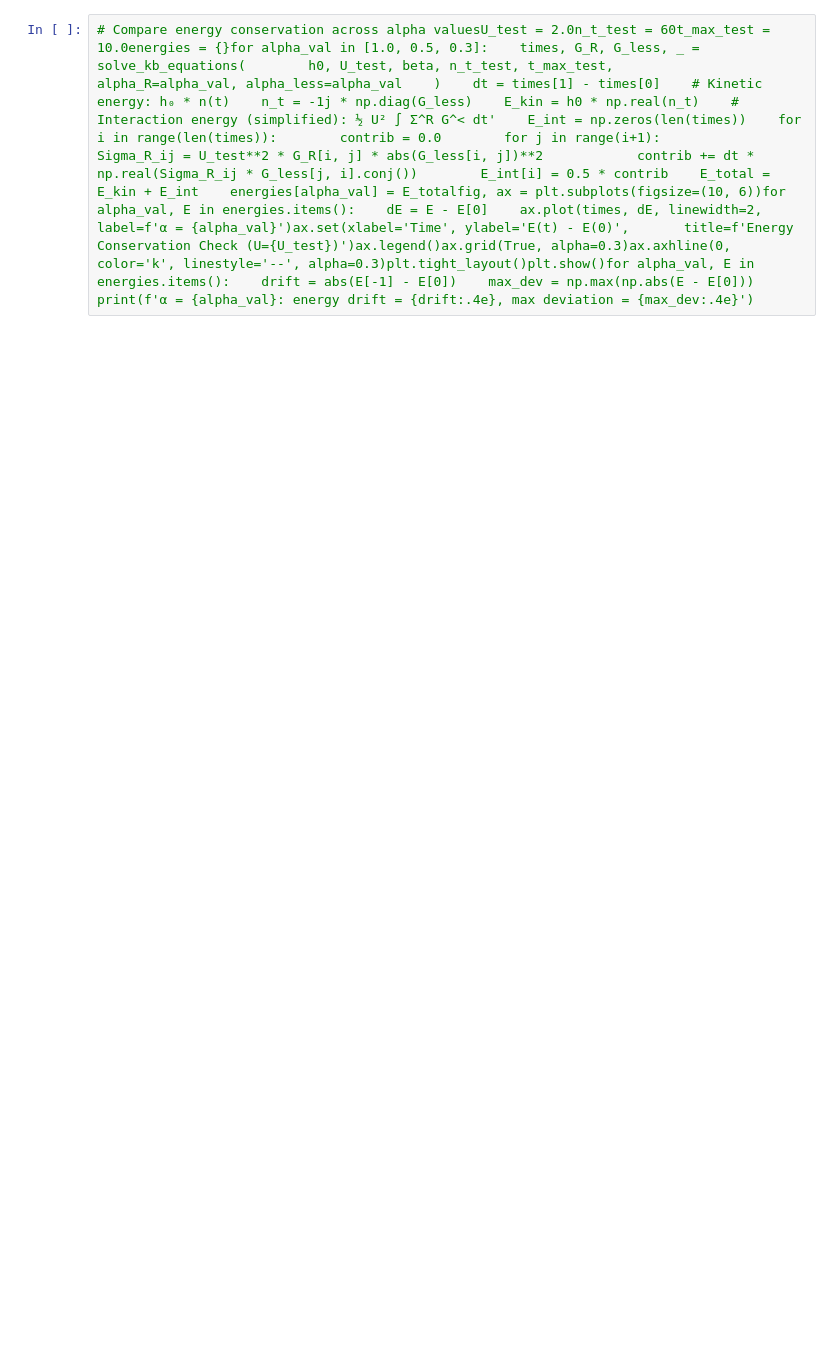
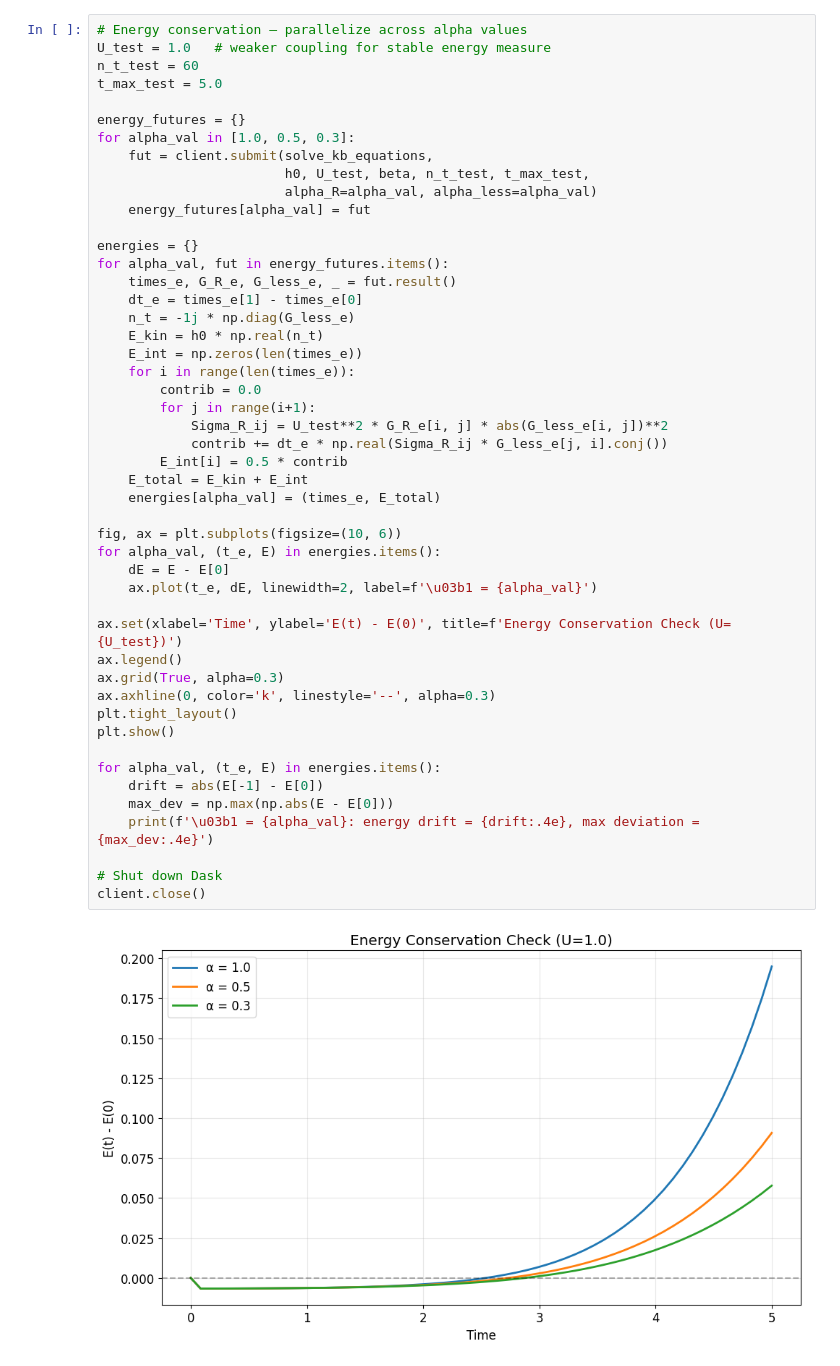
Before and after one commit to Keenan-M-Stone/Petrification, a Jupyter notebook: notebooks/kadanoff_baym_alpha.ipynb, the cells around one changed output. Saved outputs shown, nothing was run; the diff lists cells and outputs as text; blank space fills up the shorter version.

```diff
--- a/notebooks/kadanoff_baym_alpha.ipynb
+++ b/notebooks/kadanoff_baym_alpha.ipynb
@@ -31,2 +365,50 @@ import syssys.path.insert(0, '..')import numpy as npimport matplotlib.pyplot as
 # %%
-# Compare energy conservation across alpha valuesU_test = 2.0n_t_test = 60t_max_test = 10.0energies = {}for alpha_val in [1.0, 0.5, 0.3]:    times, G_R, G_less, _ = solve_kb_equations(        h0, U_test, beta, n_t_test, t_max_test,        alpha_R=alpha_val, alpha_less=alpha_val    )    dt = times[1] - times[0]    # Kinetic energy: h₀ * n(t)    n_t = -1j * np.diag(G_less)    E_kin = h0 * np.real(n_t)    # Interaction energy (simplified): ½ U² ∫ Σ^R G^< dt'    E_int = np.zeros(len(times))    for i in range(len(times)):        contrib = 0.0        for j in range(i+1):            Sigma_R_ij = U_test**2 * G_R[i, j] * abs(G_less[i, j])**2            contrib += dt * np.real(Sigma_R_ij * G_less[j, i].conj())        E_int[i] = 0.5 * contrib    E_total = E_kin + E_int    energies[alpha_val] = E_totalfig, ax = plt.subplots(figsize=(10, 6))for alpha_val, E in energies.items():    dE = E - E[0]    ax.plot(times, dE, linewidth=2, label=f'α = {alpha_val}')ax.set(xlabel='Time', ylabel='E(t) - E(0)',       title=f'Energy Conservation Check (U={U_test})')ax.legend()ax.grid(True, alpha=0.3)ax.axhline(0, color='k', linestyle='--', alpha=0.3)plt.tight_layout()plt.show()for alpha_val, E in energies.items():    drift = abs(E[-1] - E[0])    max_dev = np.max(np.abs(E - E[0]))    print(f'α = {alpha_val}: energy drift = {drift:.4e}, max deviation = {max_dev:.4e}')
+# Energy conservation — parallelize across alpha values
+U_test = 1.0   # weaker coupling for stable energy measure
+n_t_test = 60
+t_max_test = 5.0
+
+energy_futures = {}
+for alpha_val in [1.0, 0.5, 0.3]:
+    fut = client.submit(solve_kb_equations,
+                        h0, U_test, beta, n_t_test, t_max_test,
+                        alpha_R=alpha_val, alpha_less=alpha_val)
+    energy_futures[alpha_val] = fut
+
+energies = {}
+for alpha_val, fut in energy_futures.items():
+    times_e, G_R_e, G_less_e, _ = fut.result()
+    dt_e = times_e[1] - times_e[0]
+    n_t = -1j * np.diag(G_less_e)
+    E_kin = h0 * np.real(n_t)
+    E_int = np.zeros(len(times_e))
+    for i in range(len(times_e)):
+        contrib = 0.0
+        for j in range(i+1):
+            Sigma_R_ij = U_test**2 * G_R_e[i, j] * abs(G_less_e[i, j])**2
+            contrib += dt_e * np.real(Sigma_R_ij * G_less_e[j, i].conj())
+        E_int[i] = 0.5 * contrib
+    E_total = E_kin + E_int
+    energies[alpha_val] = (times_e, E_total)
+
+fig, ax = plt.subplots(figsize=(10, 6))
+for alpha_val, (t_e, E) in energies.items():
+    dE = E - E[0]
+    ax.plot(t_e, dE, linewidth=2, label=f'\u03b1 = {alpha_val}')
+
+ax.set(xlabel='Time', ylabel='E(t) - E(0)', title=f'Energy Conservation Check (U={U_test})')
+ax.legend()
+ax.grid(True, alpha=0.3)
+ax.axhline(0, color='k', linestyle='--', alpha=0.3)
+plt.tight_layout()
+plt.show()
+
+for alpha_val, (t_e, E) in energies.items():
+    drift = abs(E[-1] - E[0])
+    max_dev = np.max(np.abs(E - E[0]))
+    print(f'\u03b1 = {alpha_val}: energy drift = {drift:.4e}, max deviation = {max_dev:.4e}')
+
+# Shut down Dask
+client.close()
+# %% [output]
+[figure, added]
```
Also changed, not shown: parts of 9 cells of this notebook, 3 other files.
